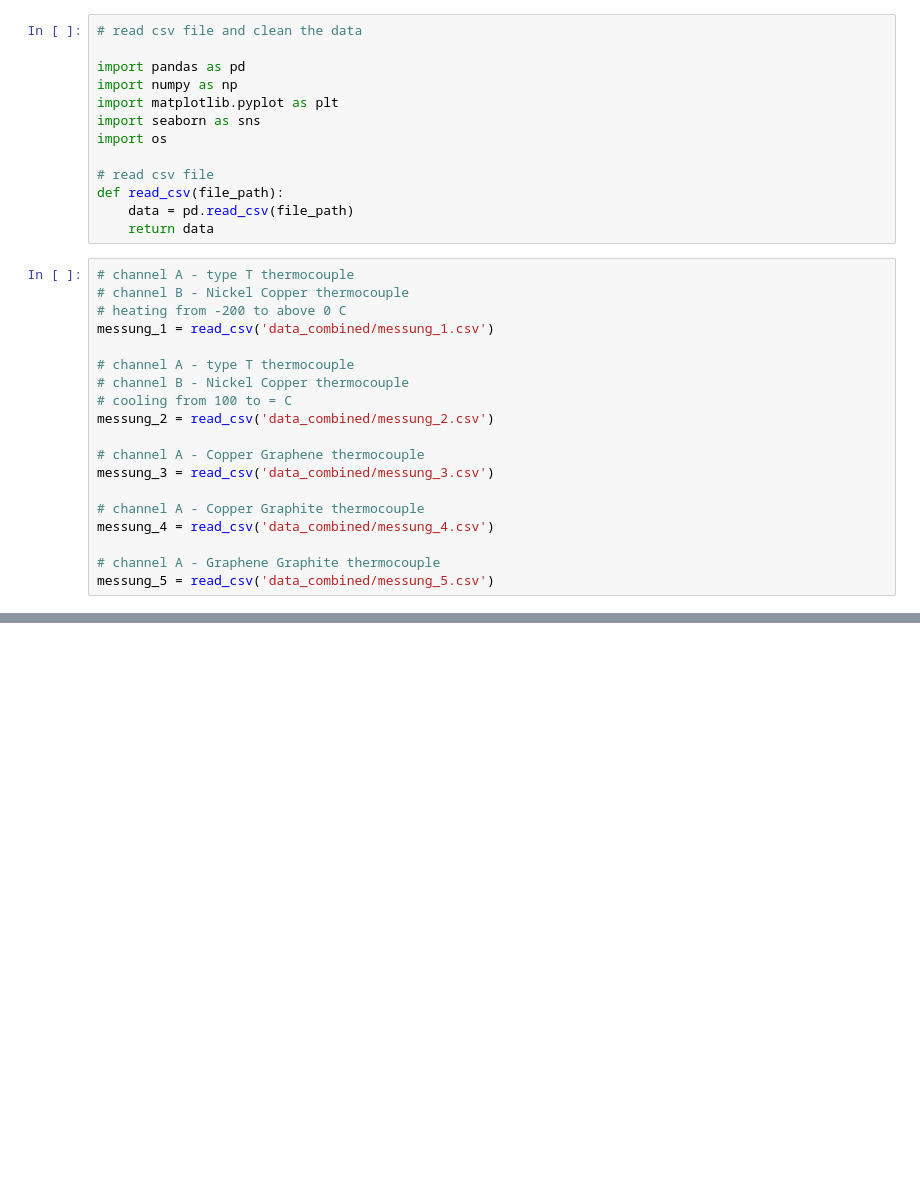
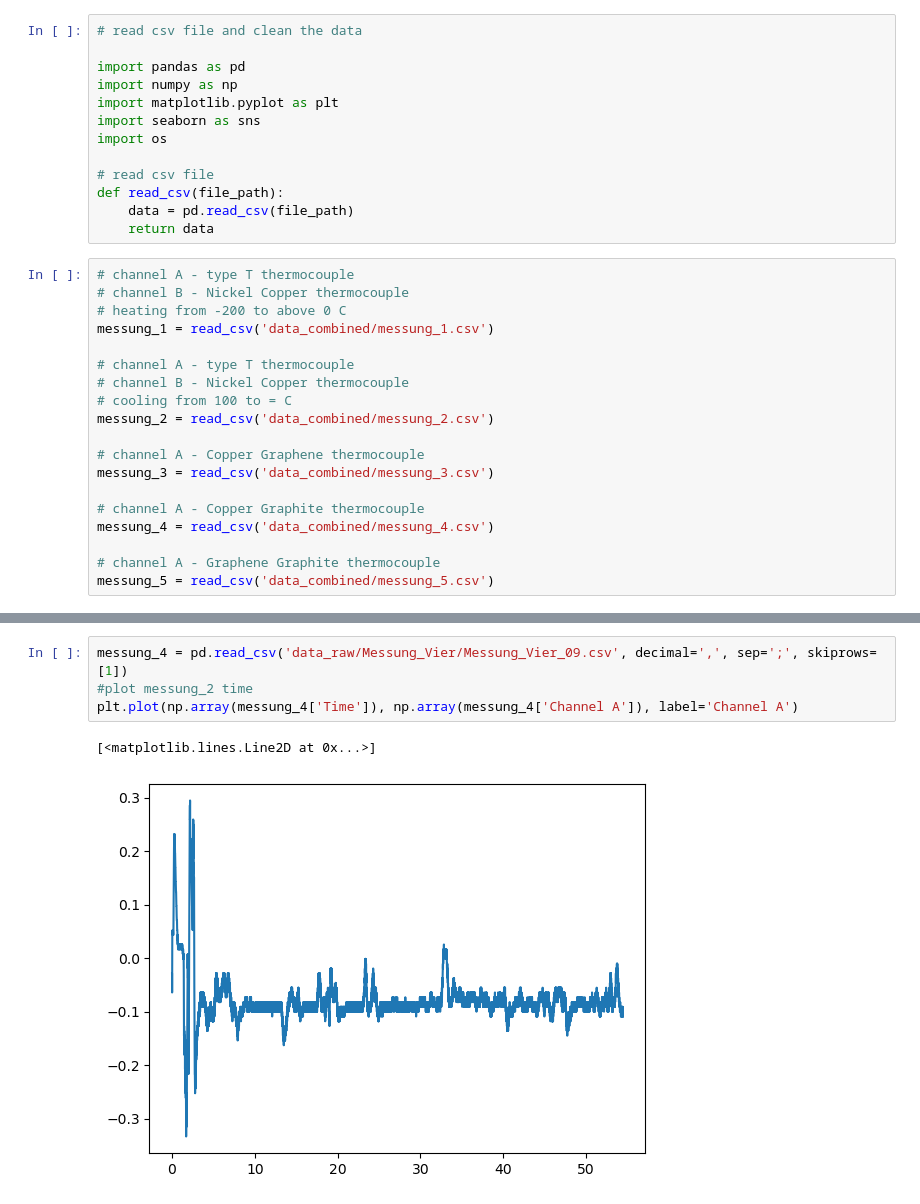
Before and after one commit to mreihs/pplus_seebeck, a Jupyter notebook: analysis.ipynb, the cells around one changed output, grey strips where cells are left out. Cells and saved outputs as stored; diff of their text form; blank space fills up the shorter version.

```diff
--- a/analysis.ipynb
+++ b/analysis.ipynb
@@ -47,0 +88,7 @@ plot_data(messung_1, 'Messung 1')
+# %%
+messung_4 = pd.read_csv('data_raw/Messung_Vier/Messung_Vier_09.csv', decimal=',', sep=';', skiprows=[1])
+#plot messung_2 time
+plt.plot(np.array(messung_4['Time']), np.array(messung_4['Channel A']), label='Channel A')
+# %% [output]
+[<matplotlib.lines.Line2D at 0x...>]
+[figure, added]
```
Also changed, not shown: parts of 4 cells of this notebook.
